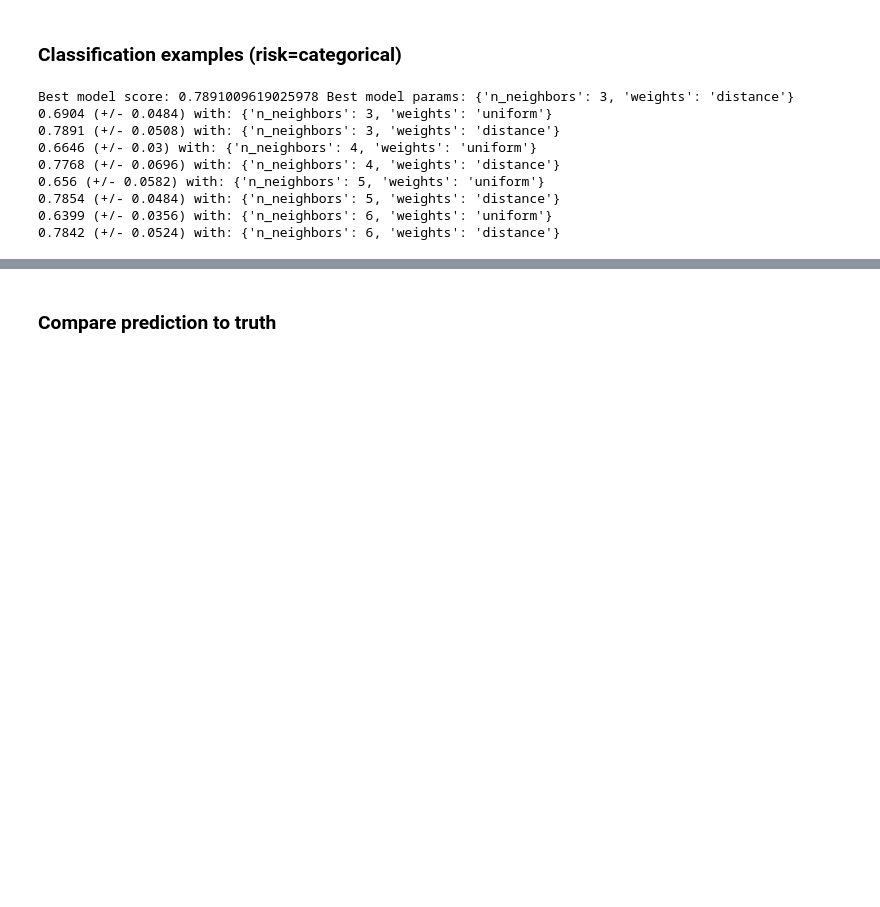
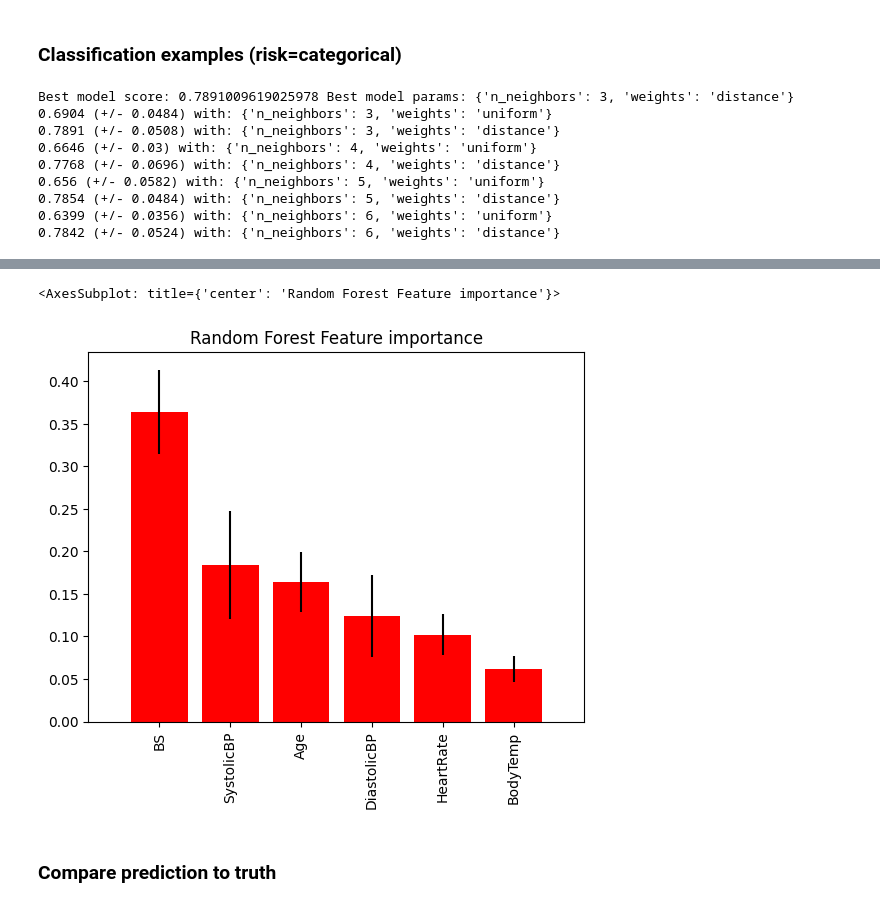
Before and after one commit to tklopper9/ml_pregnancy_risk_prediction, a Jupyter notebook: predicting_pregnancy_risk.ipynb, the cells around one changed output, grey strips where cells are left out. Drawn from its saved outputs; the diff is of its cells as text; code cells hidden in the pictures; blank space fills up the shorter version.

```diff
--- a/predicting_pregnancy_risk.ipynb
+++ b/predicting_pregnancy_risk.ipynb
@@ -165,3 +180,8 @@ Test score: 0.812807881773399
+# %%
+skplt.estimators.plot_feature_importances(random_forest_clf, feature_names=df.columns[:6], title="Random Forest Feature importance", x_tick_rotation=90,)
+# %% [output]
+<AxesSubplot: title={'center': 'Random Forest Feature importance'}>
+[figure, added]
 # %% [markdown]
 ### Compare prediction to truth
 # %%
```
Also changed, not shown: parts of 3 cells of this notebook.
